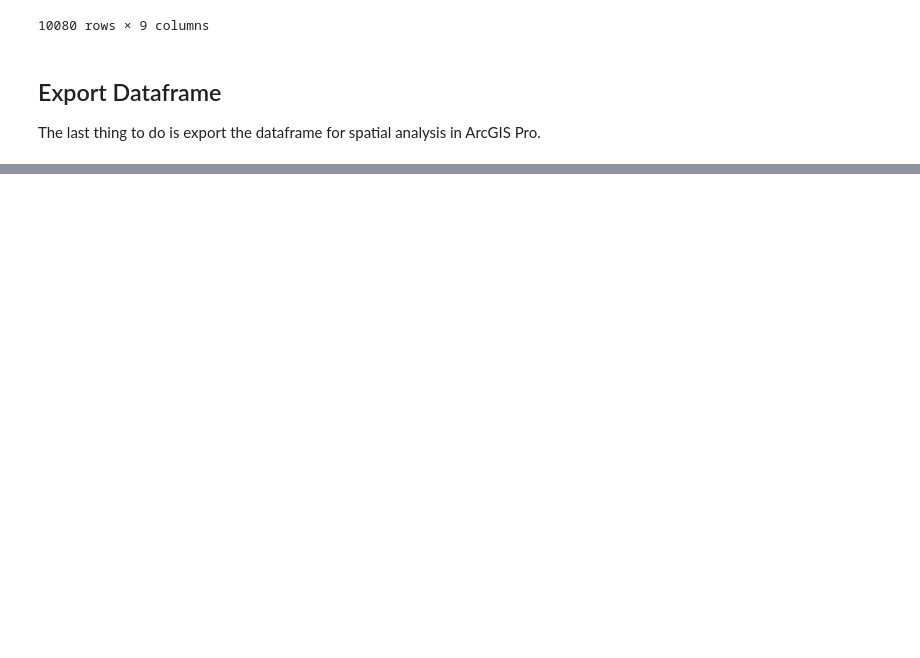
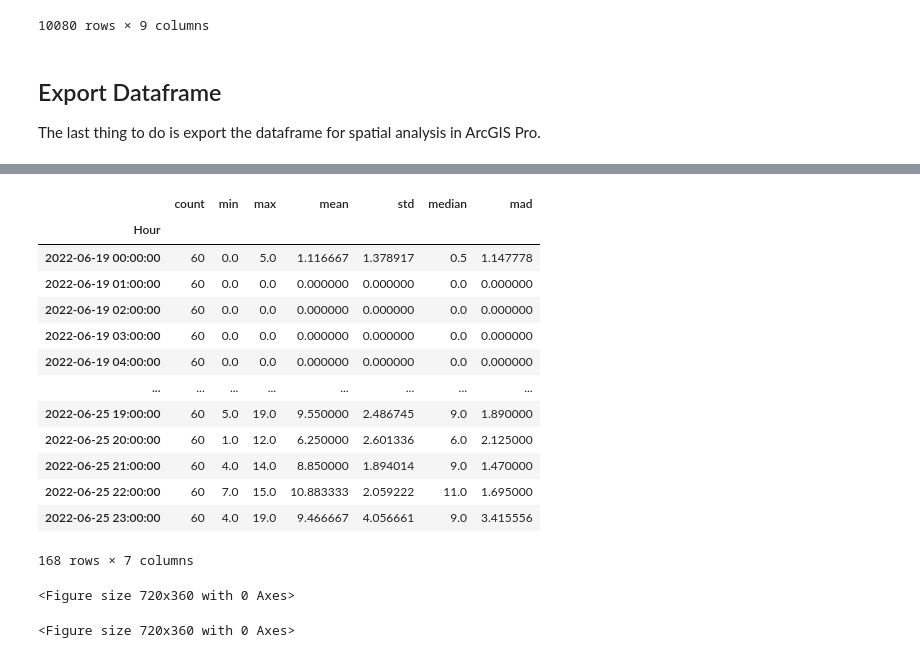
Before and after one commit to NaavSD/Austin-Capmetro-DMA, a Jupyter notebook: Python/Disruption_Analysis_Compilation.ipynb, the cells around one changed output, grey strips where cells are left out. Cells and saved outputs as stored; diff of their text form; code cells hidden in the pictures; blank space fills up the shorter version.

```diff
--- a/Python/Disruption_Analysis_Compilation.ipynb
+++ b/Python/Disruption_Analysis_Compilation.ipynb
@@ -365,0 +370,51 @@ master_df.to_csv("../01_New_Data/Python_Output/Route_"+str(route)+"_Disruption.c
+# %%
+# Computing statistics for each hour
+values_df = master_df
+values_df['Hour'] = values_df.index
+values_df['Hour'] = pd.to_datetime(values_df['Hour']).dt.floor('H')
+
+stat_list = ['count','min','max','mean','std','median','mad']
+
+with warnings.catch_warnings():
+    warnings.simplefilter('ignore') # ignore dataframe generation warnings
+    plot_df = values_df.groupby('Hour').agg(stat_list)['I_PW']
+
+plot_df
+# %% [output]
+|  | count | min | max | mean | std | median | mad |
+| Hour |  |  |  |  |  |  |  |
+| 2022-06-19 00:00:00 | 60 | 0.0 | 5.0 | 1.116667 | 1.378917 | 0.5 | 1.147778 |
+| 2022-06-19 01:00:00 | 60 | 0.0 | 0.0 | 0.000000 | 0.000000 | 0.0 | 0.000000 |
+| 2022-06-19 02:00:00 | 60 | 0.0 | 0.0 | 0.000000 | 0.000000 | 0.0 | 0.000000 |
+| 2022-06-19 03:00:00 | 60 | 0.0 | 0.0 | 0.000000 | 0.000000 | 0.0 | 0.000000 |
+| 2022-06-19 04:00:00 | 60 | 0.0 | 0.0 | 0.000000 | 0.000000 | 0.0 | 0.000000 |
+| ... | ... | ... | ... | ... | ... | ... | ... |
+| 2022-06-25 19:00:00 | 60 | 5.0 | 19.0 | 9.550000 | 2.486745 | 9.0 | 1.890000 |
+| 2022-06-25 20:00:00 | 60 | 1.0 | 12.0 | 6.250000 | 2.601336 | 6.0 | 2.125000 |
+| 2022-06-25 21:00:00 | 60 | 4.0 | 14.0 | 8.850000 | 1.894014 | 9.0 | 1.470000 |
+| 2022-06-25 22:00:00 | 60 | 7.0 | 15.0 | 10.883333 | 2.059222 | 11.0 | 1.695000 |
+| 2022-06-25 23:00:00 | 60 | 4.0 | 19.0 | 9.466667 | 4.056661 | 9.0 | 3.415556 |
+168 rows × 7 columns
+# %%
+f,ax = plt.subplots(figsize=(10,5))
+
+for stat in stat_list:
+    ax.plot(plot_df.index, plot_df[stat], label=stat)
+
+ax.fill_between(plot_df.index, plot_df['mean'] - plot_df['std'], plot_df['mean'] + plot_df['std'], \
+                color='lightgrey', label='1-std')
+
+title = f'Route {str(route)}: Disruption Index Statistics \n{plot_df.index.min().date()} to {plot_df.index.max().date()}'
+
+ax.set_title(title)
+ax.set_xlabel('Time')
+ax.set_ylabel('Disruption Index')
+ax.grid()
+ax.legend()
+ax.set_ylim(bottom=0)
+
+# Save figure
+f.savefig(f"../Presentation/Visuals/" + str(route) +"_index_stats.png", bbox_inches='tight', dpi = 300, transparent=True)
+f.clf();
+# %% [output]
+<Figure size 720x360 with 0 Axes>
@@ -365,0 +428,23 @@ master_df.to_csv("../01_New_Data/Python_Output/Route_"+str(route)+"_Disruption.c
+# %%
+f,ax = plt.subplots(figsize=(10,5))
+
+for stat in stat_list:
+    ax.plot(df.index, df[stat], label=stat)
+
+ax.fill_between(df.index, df['mean'] - df['std'], df['mean'] + df['std'], \
+                color='lightgrey', label='1-std')
+
+title = f'Route {str(route)}: Disruption Index Statistics \n{df.index.min().date()} to {df.index.max().date()}'
+
+ax.set_title(title)
+ax.set_xlabel('Time')
+ax.set_ylabel('Disruption Index')
+ax.grid()
+ax.legend()
+ax.set_ylim(bottom=0)
+
+# Save figure
+f.savefig(f"../Presentation/Visuals/" + str(route) +"_1-day_index_stats.png", bbox_inches='tight', dpi = 300, transparent=True)
+f.clf();
+# %% [output]
+<Figure size 720x360 with 0 Axes>
```
Also changed, not shown: parts of 12 cells of this notebook, 18 other files.
